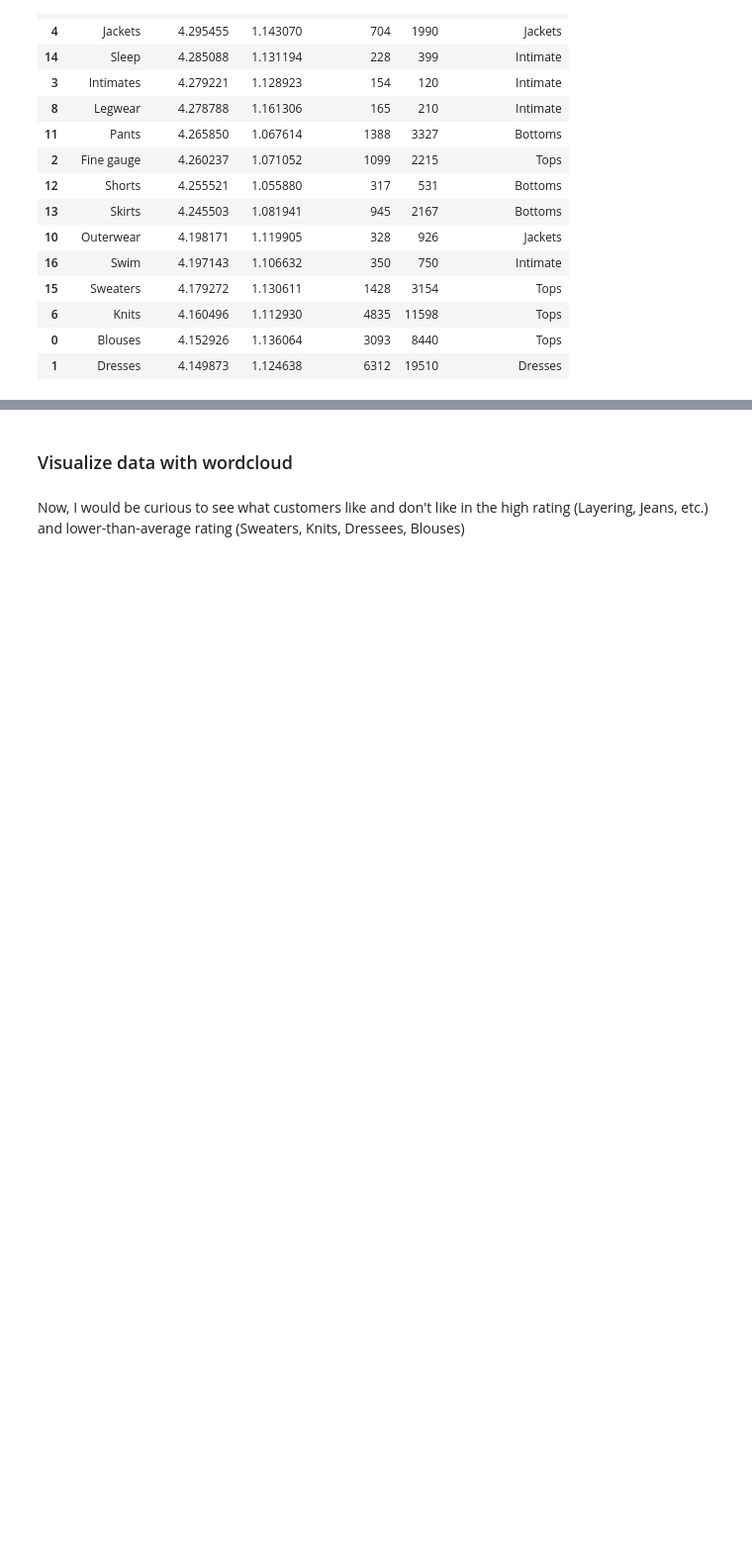
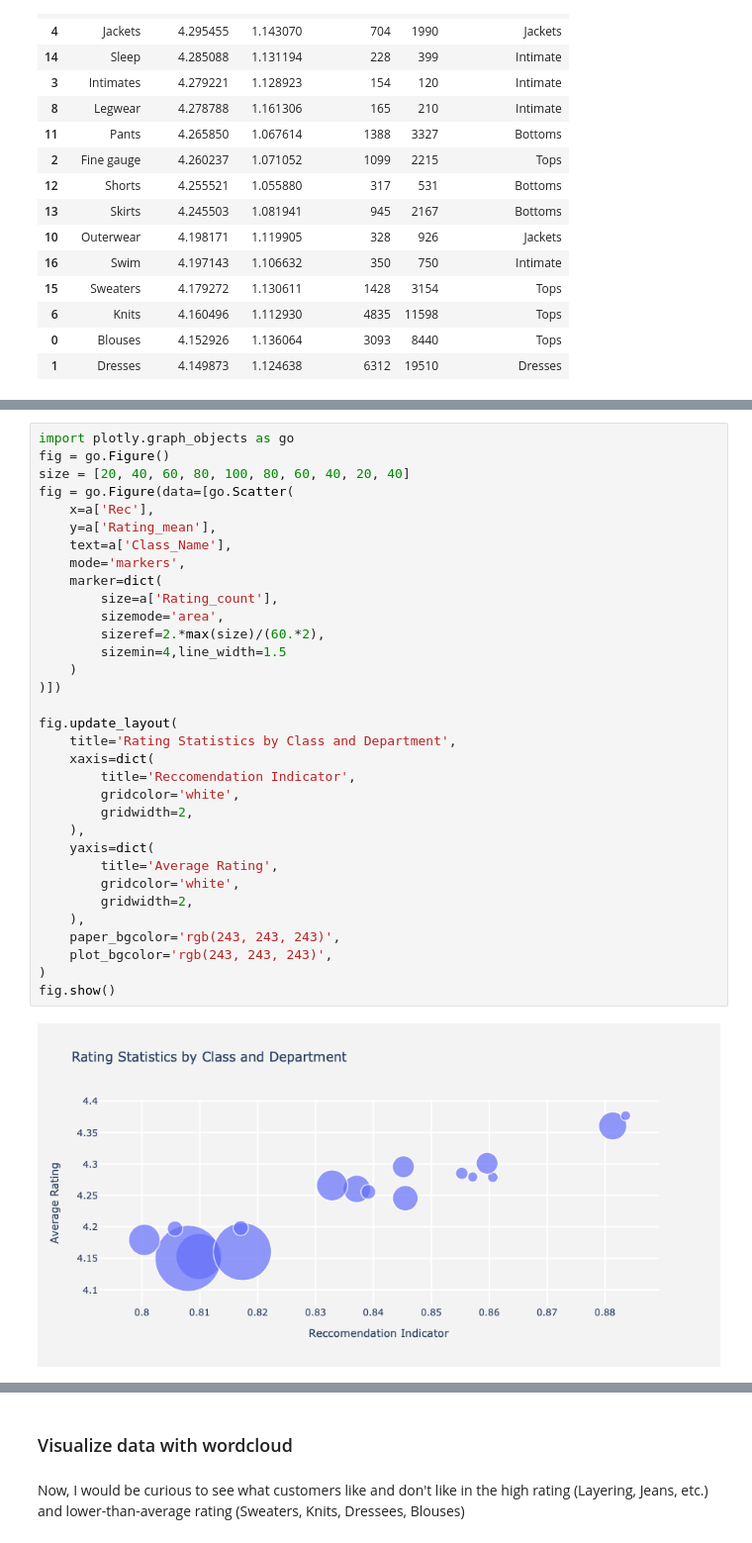
Before and after one commit to loandangnt/women-clothing, a Jupyter notebook: women_clothing_data_exploration.ipynb, the cells around one changed output, grey strips where cells are left out. Shown: that part at 99% size. Cells and saved outputs as stored; diff of their text form; blank space fills up the shorter version.

```diff
--- a/women_clothing_data_exploration.ipynb
+++ b/women_clothing_data_exploration.ipynb
@@ -281,0 +137,35 @@ py.offline.plot(fig, filename='myplot.html')
+# %%
+import plotly.graph_objects as go
+fig = go.Figure()
+size = [20, 40, 60, 80, 100, 80, 60, 40, 20, 40]
+fig = go.Figure(data=[go.Scatter(
+    x=a['Rec'],
+    y=a['Rating_mean'],
+    text=a['Class_Name'],
+    mode='markers',
+    marker=dict(
+        size=a['Rating_count'],
+        sizemode='area',
+        sizeref=2.*max(size)/(60.*2),
+        sizemin=4,line_width=1.5
+    )
+)])
+
+fig.update_layout(
+    title='Rating Statistics by Class and Department',
+    xaxis=dict(
+        title='Reccomendation Indicator',
+        gridcolor='white',
+        gridwidth=2,
+    ),
+    yaxis=dict(
+        title='Average Rating',
+        gridcolor='white',
+        gridwidth=2,
+    ),
+    paper_bgcolor='rgb(243, 243, 243)',
+    plot_bgcolor='rgb(243, 243, 243)',
+)
+fig.show()
+# %% [output]
+[figure, added]
```
Also changed, not shown: parts of 79 cells of this notebook.
